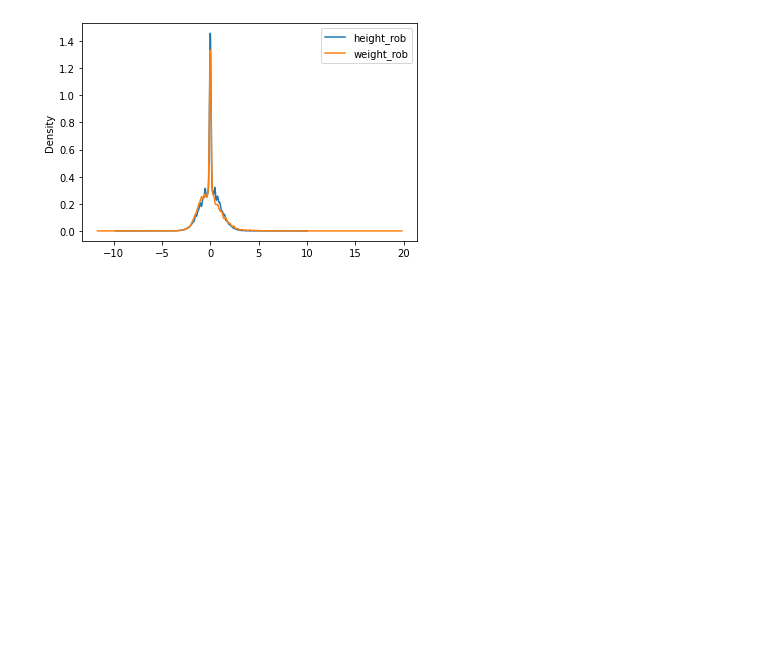
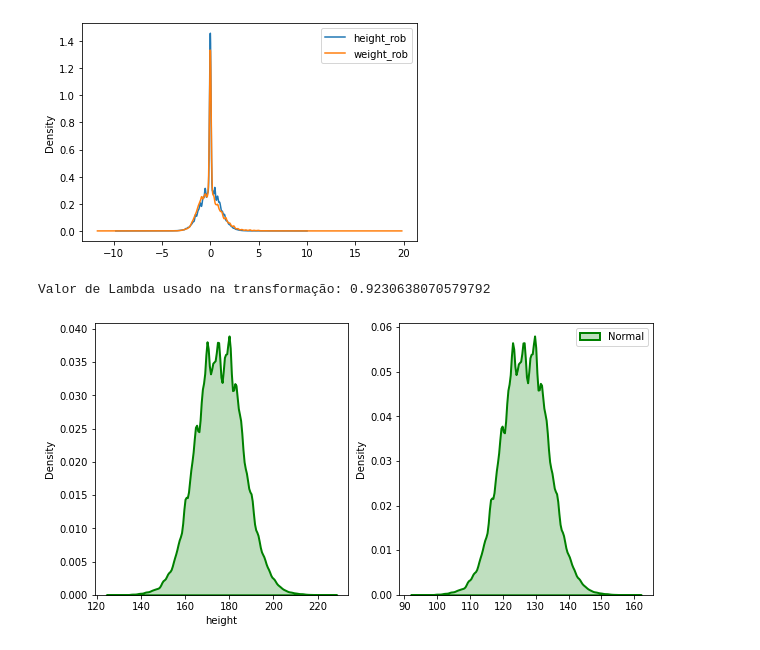
Before and after one commit to flavianacif/DSWP, a Jupyter notebook: Exercicio_Atletas.ipynb, the cells around one changed output. Drawn from its saved outputs; the diff is of its cells as text; code cells hidden in the pictures; blank space fills up the shorter version.

```diff
--- a/Exercicio_Atletas.ipynb
+++ b/Exercicio_Atletas.ipynb
@@ -42,0 +48,2 @@ Successfully installed style-1.1.0 update-0.0.1
+# %%
+df_atletas = df_atletas_original.copy()
@@ -82,0 +144,2 @@ Name: medal, Length: 271116, dtype: object
+# %%
+df_atletas[['height_notna','weight_notna','age_notna']] = df_atletas[['height','weight','age']].fillna(df_atletas[['height','weight','age']].median())
@@ -100,5 +165,3 @@ df_atletas.head()
 | 3 | Gunnar Nielsen Aaby | M | 24.0 | NaN | NaN | Denmark | DEN | 1920 Summer | 1920 | Summer | Antwerpen | ... |
 | 4 | Edgar Lindenau Aabye | M | 34.0 | NaN | NaN | Denmark/Sweden | DEN | 1900 Summer | 1900 | Summer | Paris | ... |
 | 5 | Christine Jacoba Aaftink | F | 21.0 | 185.0 | 82.0 | Netherlands | NED | 1988 Winter | 1988 | Winter | Calgary | ... |
-# %%
-df_atletas[['height_notna','weight_notna']] = df_atletas[['height','weight']].fillna(df_atletas[['height','weight']].median())
@@ -148,0 +210,23 @@ df_atletas[['height_rob','weight_rob']].plot(kind = 'kde')
+# %%
+# Gráficos:
+def compara_graficos(y, w, lambda_box_cox):
+    fig, ax = plt.subplots(1, 2)
+
+    # Gráfico das distribuições originais e transformada
+    sns.distplot(y, hist = False, kde = True, kde_kws = {'shade': True, 'linewidth': 2}, label = "Non-Normal", color ="green", ax = ax[0])
+    sns.distplot(w, hist = False, kde = True, kde_kws = {'shade': True, 'linewidth': 2}, label = "Normal", color ="green", ax = ax[1])
+
+    # Legendas
+    plt.legend(loc = "upper right")
+
+    # Redimensionando os sub-gráficos
+    fig.set_figheight(5)
+    fig.set_figwidth(10)
+
+    print(f"Valor de Lambda usado na transformação: {lambda_box_cox}")
+# %%
+box_cox, lambda_box_cox = stats.boxcox(df_atletas['height'][df_atletas['height'].notna()])
+compara_graficos(df_atletas['height'], box_cox, lambda_box_cox)
+# %% [output]
+Valor de Lambda usado na transformação: 0.9230638070579792
+[figure, added]
```
Also changed, not shown: parts of 23 cells of this notebook.
